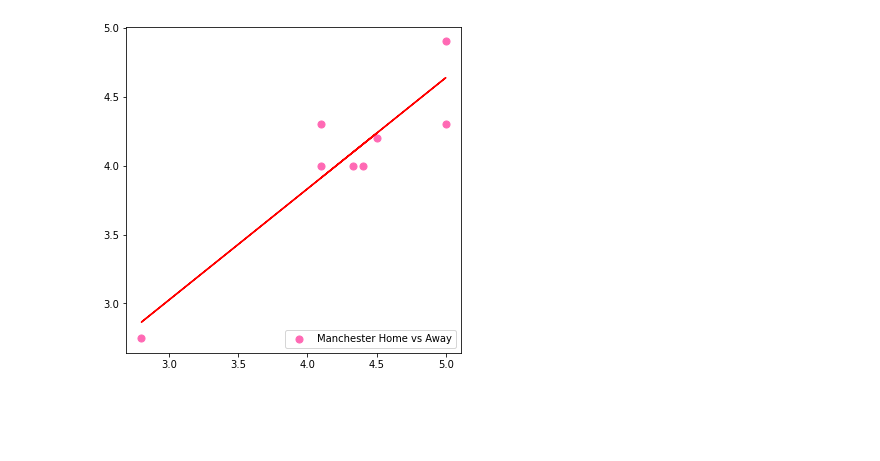
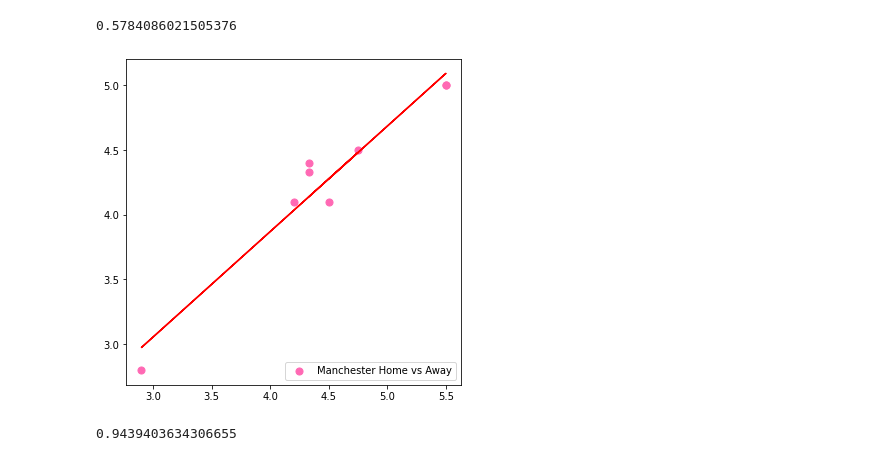
Before and after one commit to lstredler/Final-Frontier, a Jupyter notebook: sql/MANvLIVbookmaker.ipynb, the cells around one changed output. Drawn from its saved outputs; the diff is of its cells as text; code cells hidden in the pictures; blank space fills up the shorter version.

```diff
--- a/sql/MANvLIVbookmaker.ipynb
+++ b/sql/MANvLIVbookmaker.ipynb
@@ -63,14 +63,14 @@ liv_odds_AWAY
 # %%
-man_home_Query = "select bwh, bwd, bwa, iwh, iwd, iwa, lbh, lbd, lba, whh, whd, wha, vch, vcd, vca, home_team_goal, away_team_goal \
+man_home_Query = "select b365h,b365d,b365a,bwh, bwd, bwa, iwh, iwd, iwa, lbh, lbd, lba, whh, whd, wha, vch, vcd, vca, home_team_goal, away_team_goal \
   from match where ((home_team_api_id = 10260) and (away_team_api_id = 8650))"
 cursor.execute(man_home_Query)
 man_home_results = cursor.fetchall()
-man_home_results_pd = pd.DataFrame(man_home_results,columns=['bwh','bwd', 'bwa', 'iwh', 'iwd', 'iwa', 'lbh', 'lbd', 'lba', 'whh', \
+man_home_results_pd = pd.DataFrame(man_home_results,columns=['b365h','b365d','b365a','bwh','bwd', 'bwa', 'iwh', 'iwd', 'iwa', 'lbh', 'lbd', 'lba', 'whh', \
                                                      'whd', 'wha', 'vch', 'vcd', 'vca' ,'home_team_goal', 'away_team_goal'])
 
-man_odds_pd = man_home_results_pd[['bwh','bwd', 'bwa', 'iwh', 'iwd', 'iwa', 'lbh', 'lbd', 'lba', 'whh', 'whd', 'wha', 'vch', 'vcd', 'vca']]
-man_odds_HOME = man_home_odds_pd[['bwh', 'iwh', 'lbh', 'whh', 'vch']]
-man_odds_DRAW = man_home_odds_pd[['bwd', 'iwd', 'lbd', 'whd', 'vcd']]
-man_odds_AWAY = man_home_odds_pd[['bwa', 'iwa', 'lba', 'wha', 'vca']]
+man_odds_pd = man_home_results_pd[['b365h','b365d','b365a','bwh','bwd', 'bwa', 'iwh', 'iwd', 'iwa', 'lbh', 'lbd', 'lba', 'whh', 'whd', 'wha', 'vch', 'vcd', 'vca']]
+man_odds_HOME = man_odds_pd[['b365h','bwh', 'iwh', 'lbh', 'whh', 'vch']]
+man_odds_DRAW = man_odds_pd[['b365d','bwd', 'iwd', 'lbd', 'whd', 'vcd']]
+man_odds_AWAY = man_odds_pd[['b365a','bwa', 'iwa', 'lba', 'wha', 'vca']]
 man_odds_AWAY
 # %% [output]
@@ -148,15 +164,23 @@ plt.show()
+# %%
+reg.score(Xmd,Ymd)
+# %% [output]
+0.5784086021505376
 # %%
-Xma = man_odds_AWAY.iloc[:, 0].values.reshape(-1, 1)        # values converts it into a numpy array
-Yma = man_odds_AWAY.iloc[:, 1].values.reshape(-1, 1)        # -1 means that calculate the dimension of rows, but have 1 column
+Xma = man_odds_AWAY.iloc[:, 0].to_numpy().reshape(-1, 1)        # values converts it into a numpy array
+Yma = man_odds_AWAY.iloc[:, 1].to_numpy().reshape(-1, 1)        # -1 means that calculate the dimension of rows, but have 1 column
 linear_regressor = LinearRegression()                       # create object for the class
-linear_regressor.fit(Xma, Yma)                              # perform linear regression
+reg = linear_regressor.fit(Xma, Yma)                              # perform linear regression
 Yma_pred = linear_regressor.predict(Xma)                    # make predictions
 plt.scatter(Xma, Yma, s=50, c = 'hotpink',marker="o", label='Manchester Home vs Away')
 plt.plot(Xma, Yma_pred, c='red')
 plt.legend(loc='lower right');
 plt.show()
 # %% [output]
-[figure, old version]
+[figure, new version]
+# %%
+reg.score(Xma,Yma)
+# %% [output]
+0.9439403634306655
 # %%
 # Plot the Liverpoos @ Home odds regressions
 plt.rcParams["figure.figsize"] = (7,7)
```
Also changed, not shown: parts of 13 cells of this notebook.
